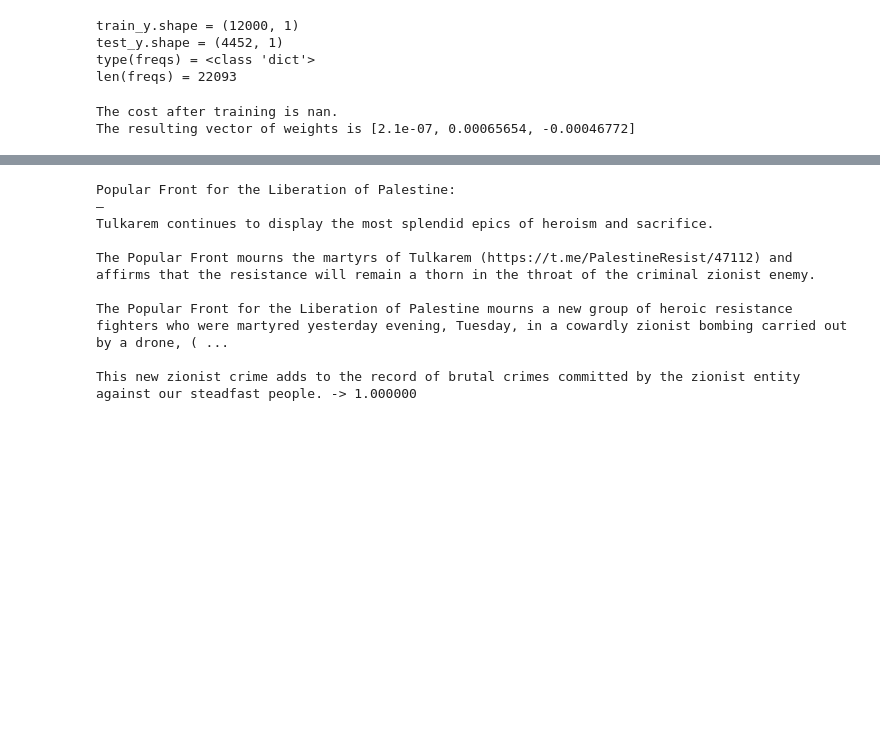
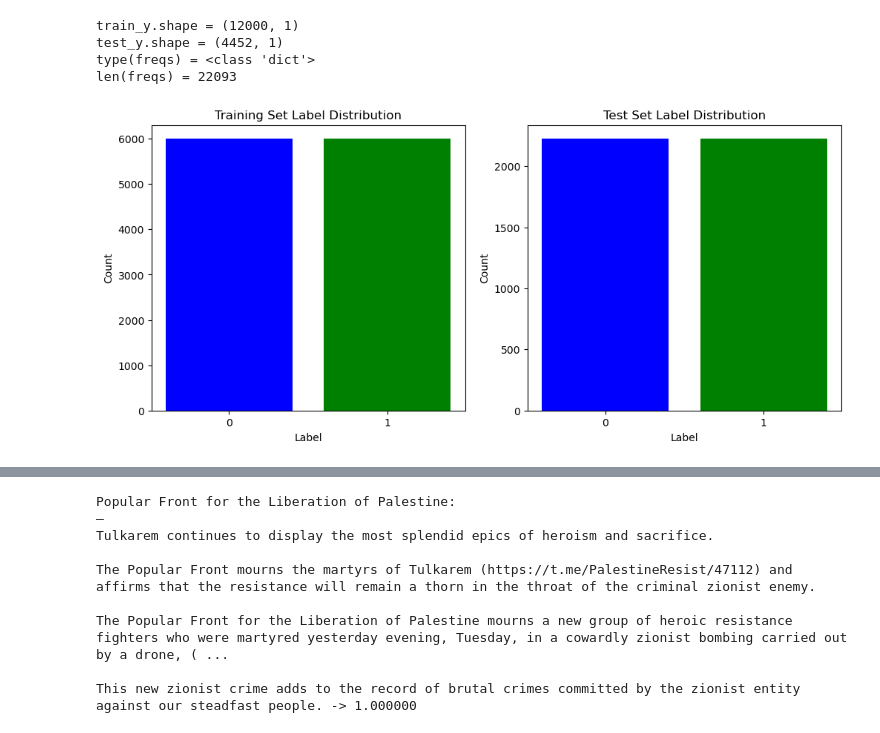
Before and after one commit to Snapchik/chat_analysis, a Jupyter notebook: Logistic_regression_which_chat.ipynb, the cells around one changed output, grey strips where cells are left out. Drawn from its saved outputs; the diff is of its cells as text; code cells hidden in the pictures; blank space fills up the shorter version.

Commit message:
refactor(version 0.4): well it seems that my previous versions weren't added so I am adding them now
Mostly optimised the code, added func programming vibe and added plotting

```diff
--- a/Logistic_regression_which_chat.ipynb
+++ b/Logistic_regression_which_chat.ipynb
@@ -39,4 +57,10 @@ test_x = test_ham + test_idf
 # %%
+#Loading input data
+ham_data, idf_data = load_data()
+train_ham, test_ham, train_idf, test_idf = train_test_split(ham_data, idf_data, TRAIN_SIZE)
+train_x = train_ham + train_idf
+test_x = test_ham + test_idf
+
 # combine positive and negative labels
 train_y = np.append(np.ones((len(train_ham), 1)), np.zeros((len(train_idf), 1)), axis=0)
 test_y = np.append(np.ones((len(test_ham), 1)), np.zeros((len(test_idf), 1)), axis=0)
@@ -44,31 +68,48 @@ test_y = np.append(np.ones((len(test_ham), 1)), np.zeros((len(test_idf), 1)), ax
 # Print the shape train and test sets
 print("train_y.shape = " + str(train_y.shape))
 print("test_y.shape = " + str(test_y.shape))
-
-# create frequency dictionary
-freqs = utils.build_freqs(train_x, train_y)
-
-# check the output
-print("type(freqs) = " + str(type(freqs)))
-print("len(freqs) = " + str(len(freqs.keys())))
-
-
-# collect the features 'x' and stack them into a matrix 'X'
-X = np.zeros((len(train_x), 3))
-for i in range(len(train_x)):
-    X[i, :]= utils.extract_features(train_x[i], freqs)
-
-# training labels corresponding to X
-Y = train_y
-
-# Apply gradient descent
-J, theta = utils.gradientDescent(X, Y, np.zeros((3, 1)), 1e-9, 15000)
-print(f"The cost after training is {J:.8f}.")
-print(f"The resulting vector of weights is {[round(t, 8) for t in np.squeeze(theta)]}")
-# %% [output]
-train_y.shape = (12000, 1)
-test_y.shape = (4452, 1)
-type(freqs) = <class 'dict'>
-len(freqs) = 22093
-The cost after training is nan.
-The resulting vector of weights is [2.1e-07, 0.00065654, -0.00046772]
+# %%
+# create frequency dictionary
+freqs = utils.build_freqs(train_x, train_y)
+
+# check the output
+print("type(freqs) = " + str(type(freqs)))
+print("len(freqs) = " + str(len(freqs.keys())))
+
+
+# collect 'x' features and stack them into 'X' matrix
+X = np.zeros((len(train_x), 3))
+for i in range(len(train_x)):
+    X[i, :]= utils.extract_features(train_x[i], freqs)
+
+# training labels corresponding to X
+Y = train_y
+
+#plot the labels the distribution
+def plot_label_distribution(train_y, test_y):
+    labels, counts_train = np.unique(train_y, return_counts=True)
+    labels, counts_test = np.unique(test_y, return_counts=True)
+
+    fig, ax = plt.subplots(1, 2, figsize=(12, 5))
+
+    ax[0].bar(labels, counts_train, color=['blue', 'green'])
+    ax[0].set_title('Training Set Label Distribution')
+    ax[0].set_xticks(labels)
+    ax[0].set_xlabel('Label')
+    ax[0].set_ylabel('Count')
+
+    ax[1].bar(labels, counts_test, color=['blue', 'green'])
+    ax[1].set_title('Test Set Label Distribution')
+    ax[1].set_xticks(labels)
+    ax[1].set_xlabel('Label')
+    ax[1].set_ylabel('Count')
+
+    plt.show()
+
+plot_label_distribution(train_y, test_y)
+# %% [output]
+train_y.shape = (12000, 1)
+test_y.shape = (4452, 1)
+type(freqs) = <class 'dict'>
+len(freqs) = 22093
+[figure, added]
```
Also changed, not shown: parts of 29 cells of this notebook, 1 other file.
